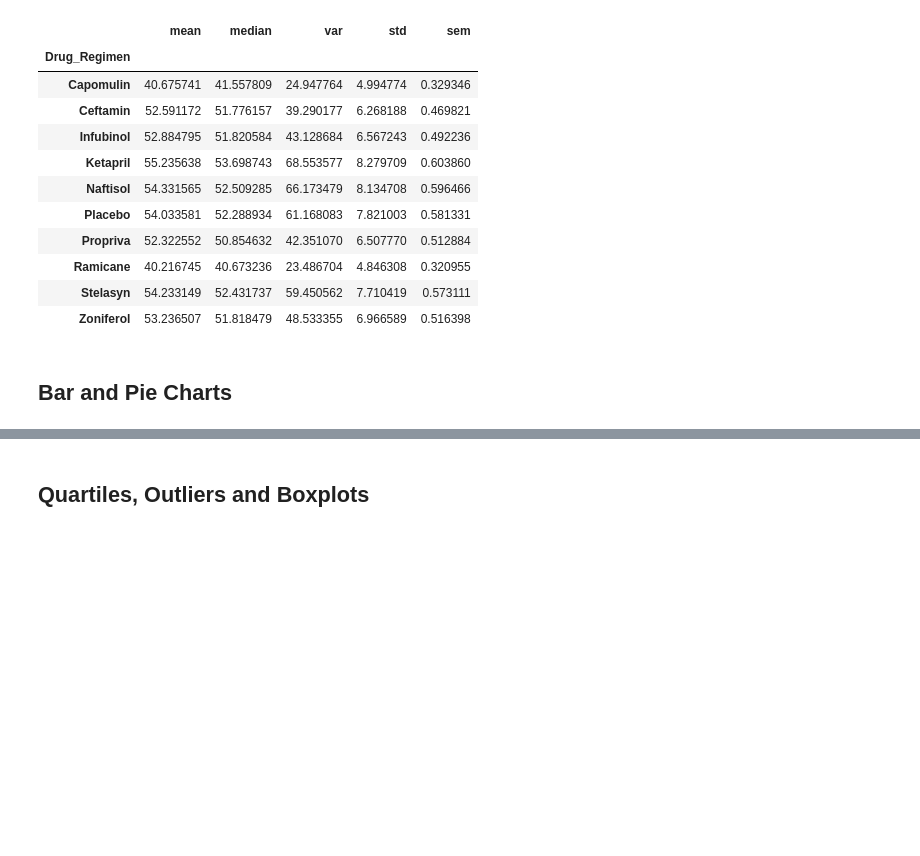
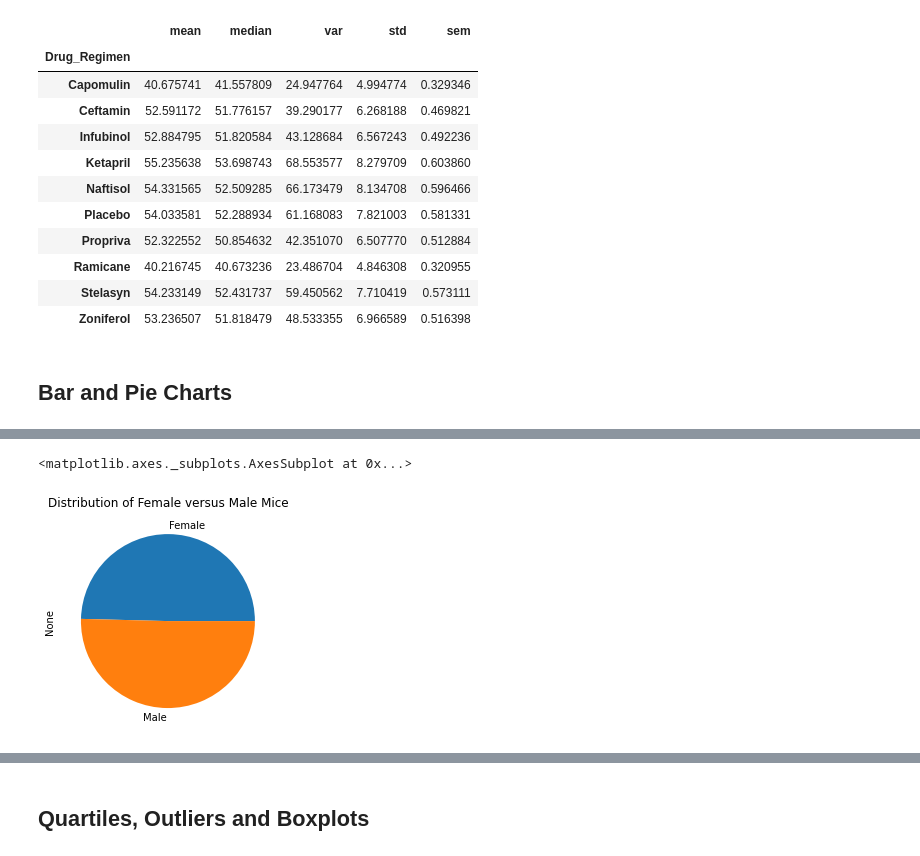
Before and after one commit to Court-Parker4/MatplotlibHWK, a Jupyter notebook: 05-Matplotlib_HW_Instructions_Pymaceuticals_pymaceuticals_starter.ipynb, the cells around one changed output, grey strips where cells are left out. Saved outputs shown, nothing was run; the diff lists cells and outputs as text; code cells hidden in the pictures; blank space fills up the shorter version.

```diff
--- a/05-Matplotlib_HW_Instructions_Pymaceuticals_pymaceuticals_starter.ipynb
+++ b/05-Matplotlib_HW_Instructions_Pymaceuticals_pymaceuticals_starter.ipynb
@@ -182,2 +183,8 @@ plt.show()
 # %%
 # Generate a pie plot showing the distribution of female versus male mice using pandas
+
+distribution_gender=clean_df[['Sex', 'Mouse_ID']].drop_duplicates()
+distribution_gender.groupby('Sex').size().plot(kind='pie', title="Distribution of Female versus Male Mice")
+# %% [output]
+<matplotlib.axes._subplots.AxesSubplot at 0x...>
+[figure, added]
```
Also changed, not shown: parts of 14 cells of this notebook.
